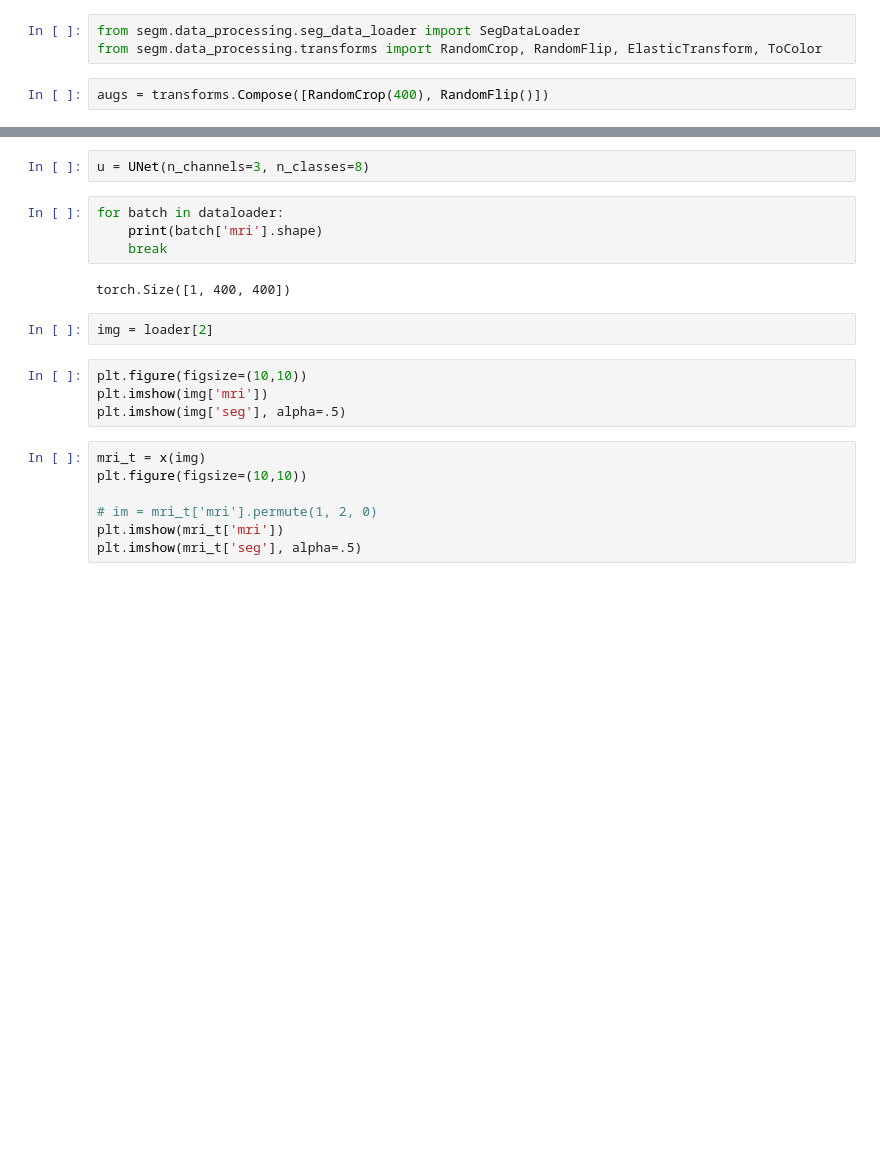
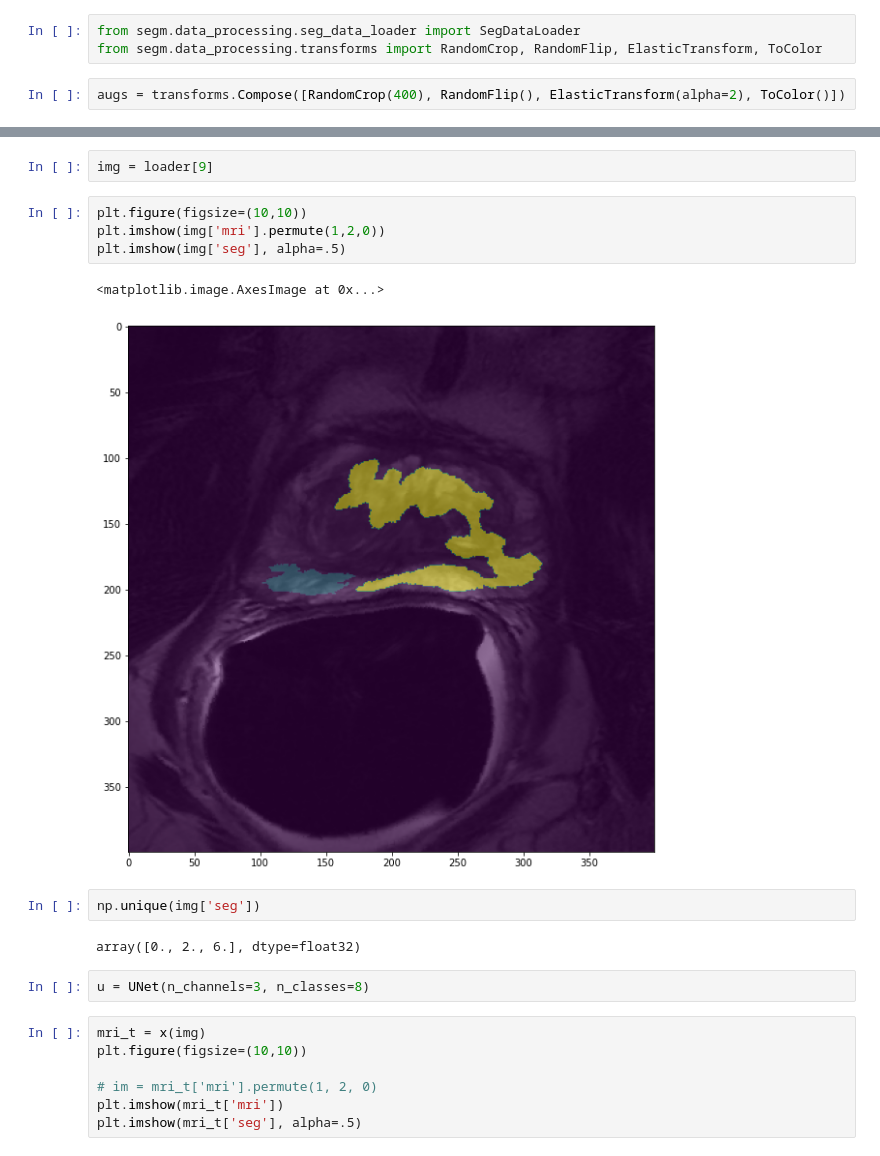
Before and after one commit to NigelNelson/MRI_Segmenter, a Jupyter notebook: segm/Untitled.ipynb, the cells around one changed output, grey strips where cells are left out. Drawn from its saved outputs; the diff is of its cells as text; blank space fills up the shorter version.

```diff
--- a/segm/Untitled.ipynb
+++ b/segm/Untitled.ipynb
@@ -68,4 +50,4 @@ from segm.unet.unet_model import UNet
 from segm.data_processing.seg_data_loader import SegDataLoader
 from segm.data_processing.transforms import RandomCrop, RandomFlip, ElasticTransform, ToColor
 # %%
-augs = transforms.Compose([RandomCrop(400), RandomFlip()])
+augs = transforms.Compose([RandomCrop(400), RandomFlip(), ElasticTransform(alpha=2), ToColor()])
@@ -98,17 +95,18 @@ dataloader = DataLoader(loader, batch_size=1,
+# %%
+img = loader[9]
+# %%
+plt.figure(figsize=(10,10))
+plt.imshow(img['mri'].permute(1,2,0))
+plt.imshow(img['seg'], alpha=.5)
+# %% [output]
+<matplotlib.image.AxesImage at 0x...>
+[figure, added]
+# %%
+np.unique(img['seg'])
+# %% [output]
+array([0., 2., 6.], dtype=float32)
 # %%
 u = UNet(n_channels=3, n_classes=8)
-# %%
-for batch in dataloader:
-    print(batch['mri'].shape)
-    break
-# %% [output]
-torch.Size([1, 400, 400])
-# %%
-img = loader[2]
-# %%
-plt.figure(figsize=(10,10))
-plt.imshow(img['mri'])
-plt.imshow(img['seg'], alpha=.5)
 # %%
 mri_t = x(img)
 plt.figure(figsize=(10,10))
```
Also changed, not shown: parts of 6 cells of this notebook, 10 other files.
